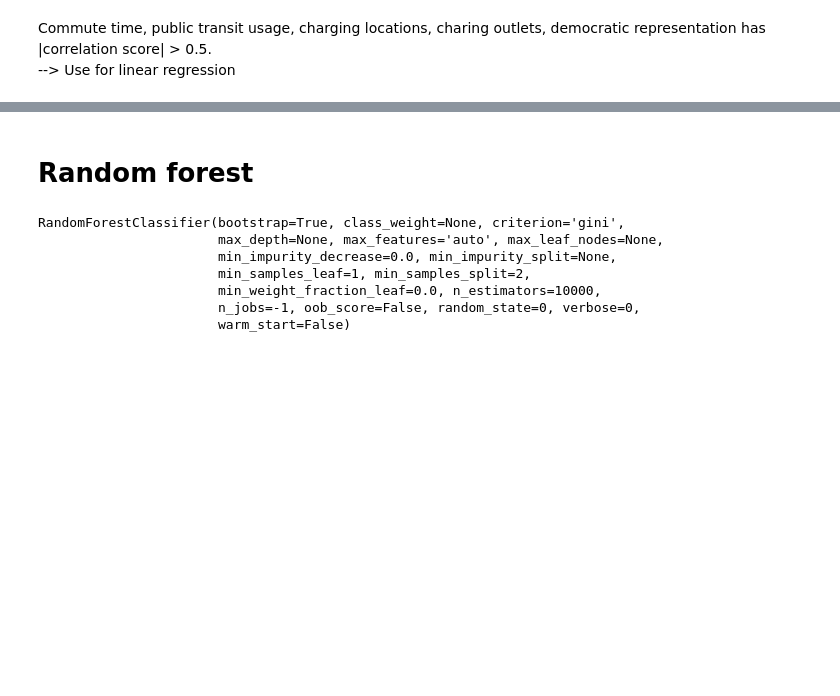
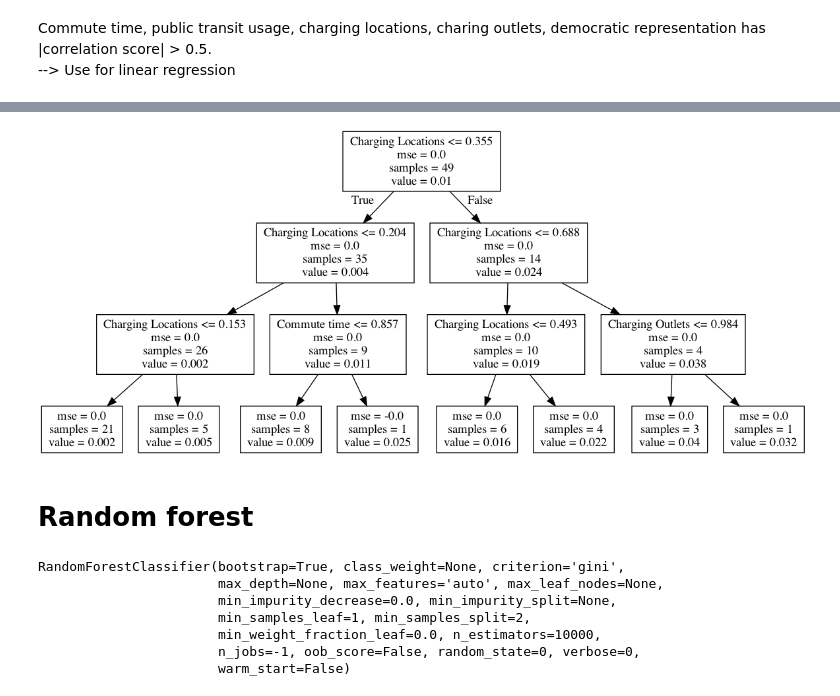
Before and after one commit to Disguiser23/ECE143-project-group11, a Jupyter notebook: data analysis and visualization (1).ipynb, the cells around one changed output, grey strips where cells are left out. Cells and saved outputs as stored; diff of their text form; code cells hidden in the pictures; blank space fills up the shorter version.

```diff
--- a/data analysis and visualization (1).ipynb
+++ b/data analysis and visualization (1).ipynb
@@ -95,3 +141,7 @@ Bias: 600.8149963377514
+# %%
+Image(filename='ev_tree_3.png')
+# %% [output]
+[figure, added]
 # %% [markdown]
 # Random forest
 # %%
```
Also changed, not shown: parts of 8 cells of this notebook, 4 other files.
